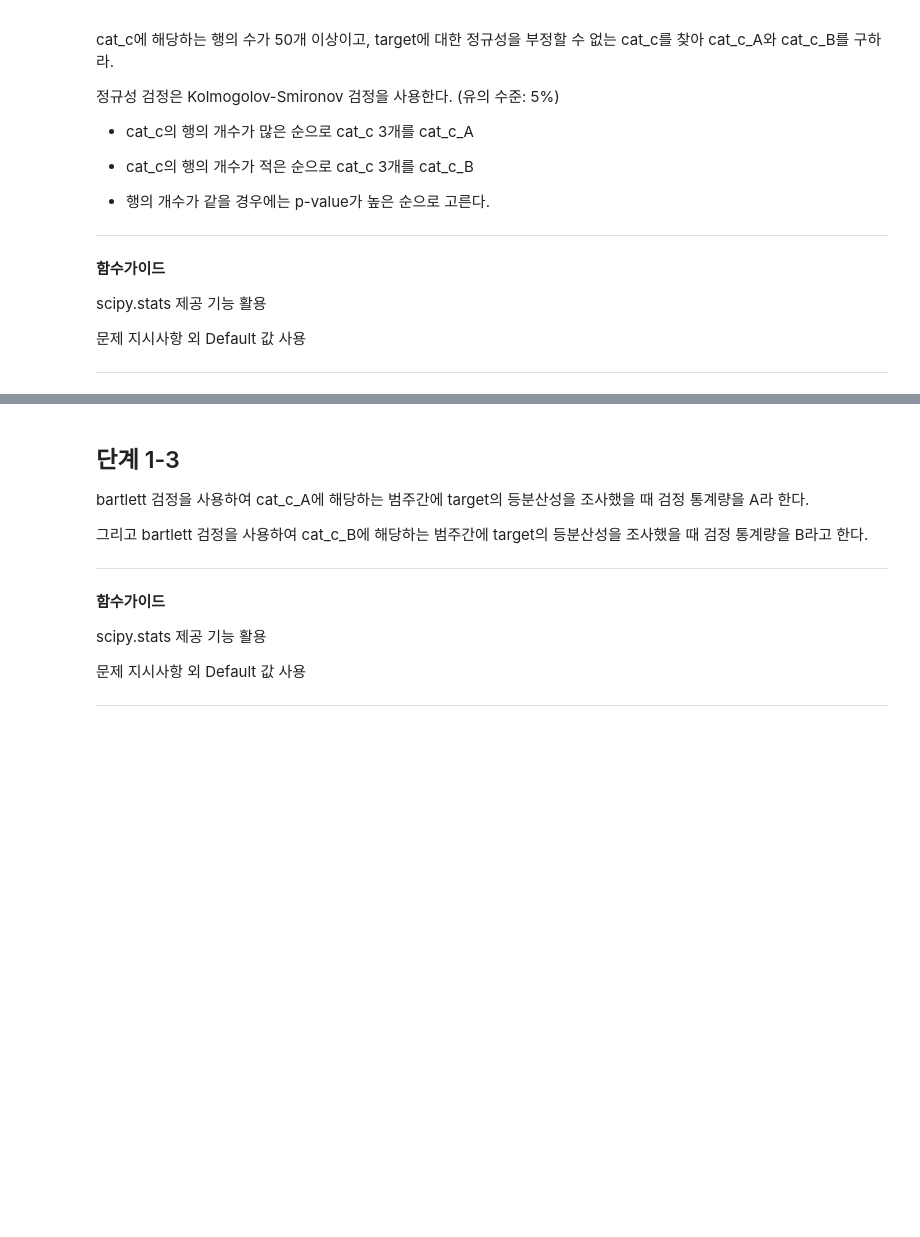
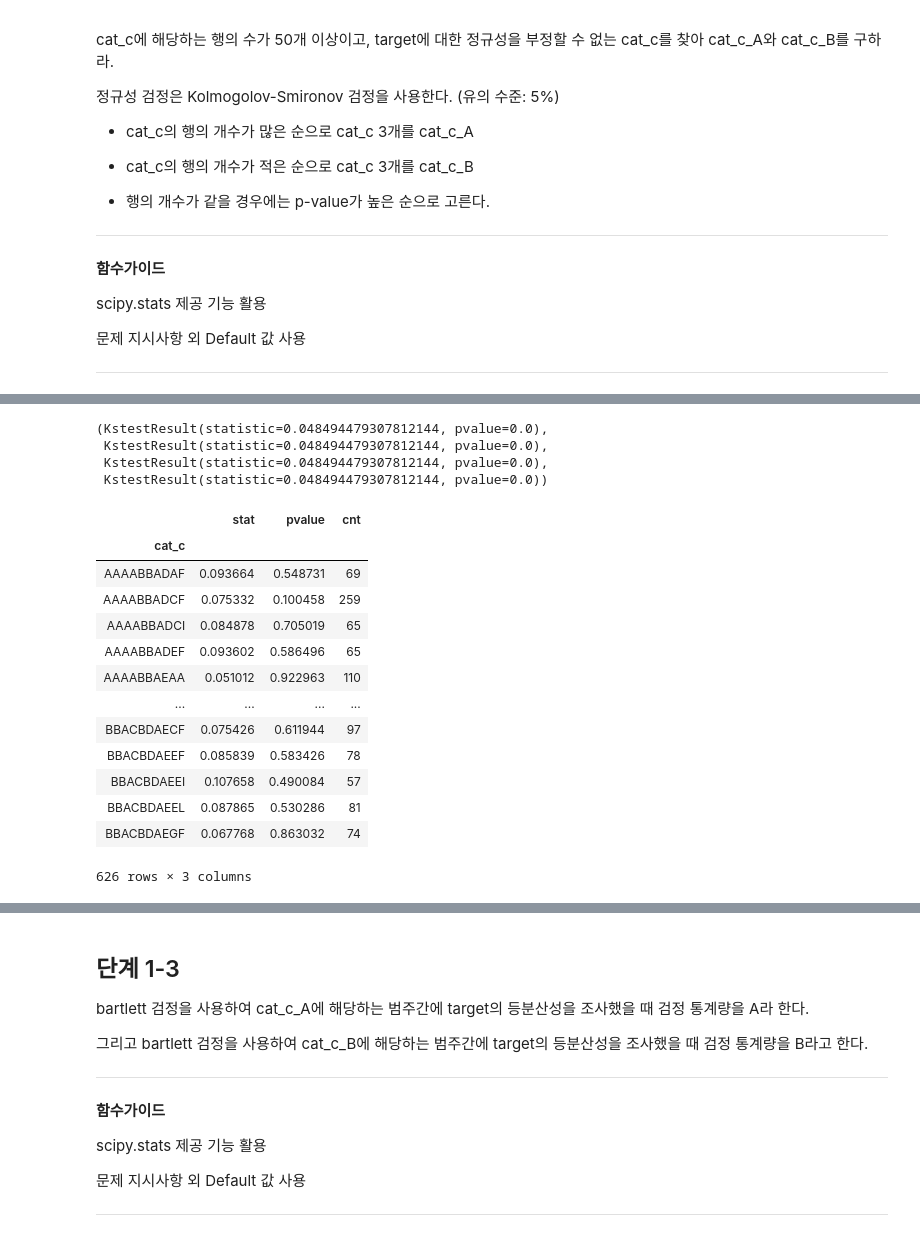
Before and after one commit to dowonjj/DS_lv3_2504_2, a Jupyter notebook: sec_ds_lv3_prob2_prob.ipynb, the cells around one changed output, grey strips where cells are left out. Saved outputs shown, nothing was run; the diff lists cells and outputs as text; code cells hidden in the pictures; blank space fills up the shorter version.

```diff
--- a/sec_ds_lv3_prob2_prob.ipynb
+++ b/sec_ds_lv3_prob2_prob.ipynb
@@ -387,0 +472,8 @@ basetable을 복사하여 prob1을 만들고 cat0 ~ 9 변수 순서대로 문자
+# %%
+# 방법 3
+df_prob1 = df_basetable.assign(
+    cat_c = lambda x: x[cat_cols].apply(
+        lambda x: ''.join(x), axis = 1
+    )
+)
+df_prob1.head()
@@ -408,0 +549,37 @@ scipy.stats 제공 기능 활용
+# %%
+from scipy.stats import kstest, norm, zscore
+from functools import partial
+(
+    kstest((df_prob1['target'] - df_prob1['target'].mean()) / df_prob1['target'].std(), norm.cdf),
+    kstest(zscore(df_prob1['target'], ddof = 1), norm.cdf),
+    kstest(df_prob1['target'], norm.cdf, args = [df_prob1['target'].mean(), df_prob1['target'].std()]),
+    kstest(df_prob1['target'], partial(norm.cdf, loc = df_prob1['target'].mean(), scale = df_prob1['target'].std()))
+)
+# %% [output]
+(KstestResult(statistic=0.048494479307812144, pvalue=0.0),
+ KstestResult(statistic=0.048494479307812144, pvalue=0.0),
+ KstestResult(statistic=0.048494479307812144, pvalue=0.0),
+ KstestResult(statistic=0.048494479307812144, pvalue=0.0))
+# %%
+# target에 대한 정규성을 부정할 수 없는 cat_c를 찾아 cat_c_A와 cat_c_B를 구하라.
+df_kstest = df_prob1.groupby('cat_c').filter(lambda x: len(x) >= 50).groupby('cat_c')['target'].apply(
+    lambda x: pd.Series(kstest(zscore(x, ddof = 1), norm.cdf), index = ['stat', 'pvalue'])
+).unstack().join(
+    df_prob1['cat_c'].value_counts().rename('cnt')
+)
+df_kstest
+# %% [output]
+|  | stat | pvalue | cnt |
+| cat_c |  |  |  |
+| AAAABBADAF | 0.093664 | 0.548731 | 69 |
+| AAAABBADCF | 0.075332 | 0.100458 | 259 |
+| AAAABBADCI | 0.084878 | 0.705019 | 65 |
+| AAAABBADEF | 0.093602 | 0.586496 | 65 |
+| AAAABBAEAA | 0.051012 | 0.922963 | 110 |
+| ... | ... | ... | ... |
+| BBACBDAECF | 0.075426 | 0.611944 | 97 |
+| BBACBDAEEF | 0.085839 | 0.583426 | 78 |
+| BBACBDAEEI | 0.107658 | 0.490084 | 57 |
+| BBACBDAEEL | 0.087865 | 0.530286 | 81 |
+| BBACBDAEGF | 0.067768 | 0.863032 | 74 |
+626 rows × 3 columns
```
Also changed, not shown: parts of 49 cells of this notebook.
